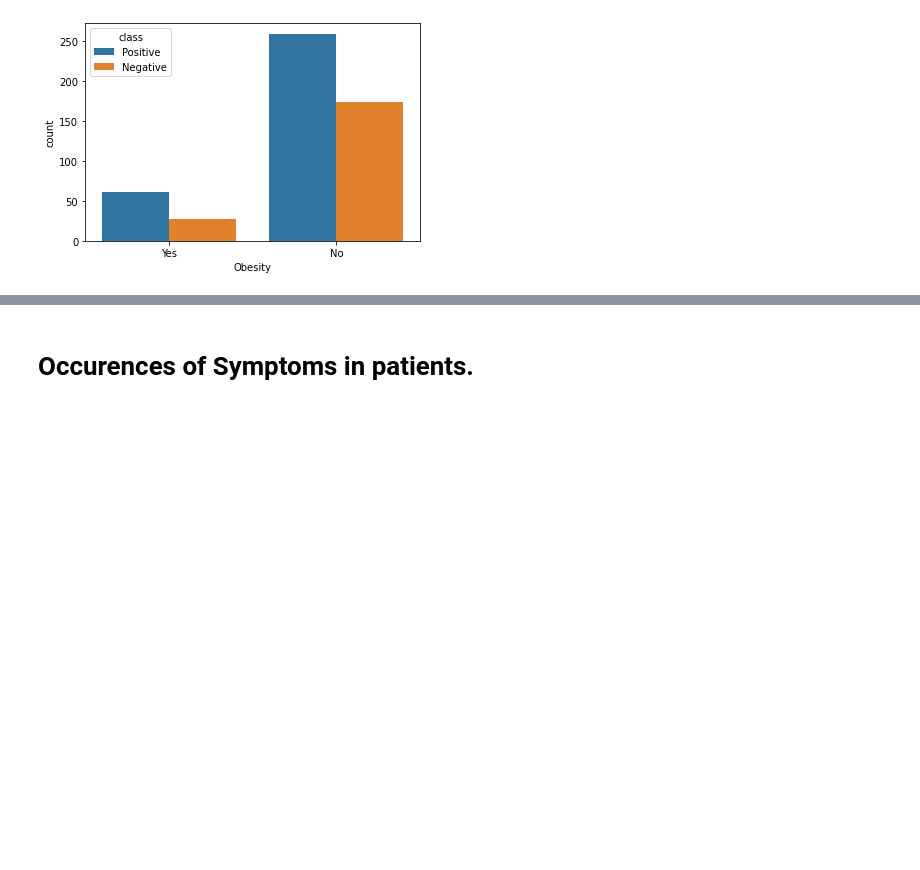
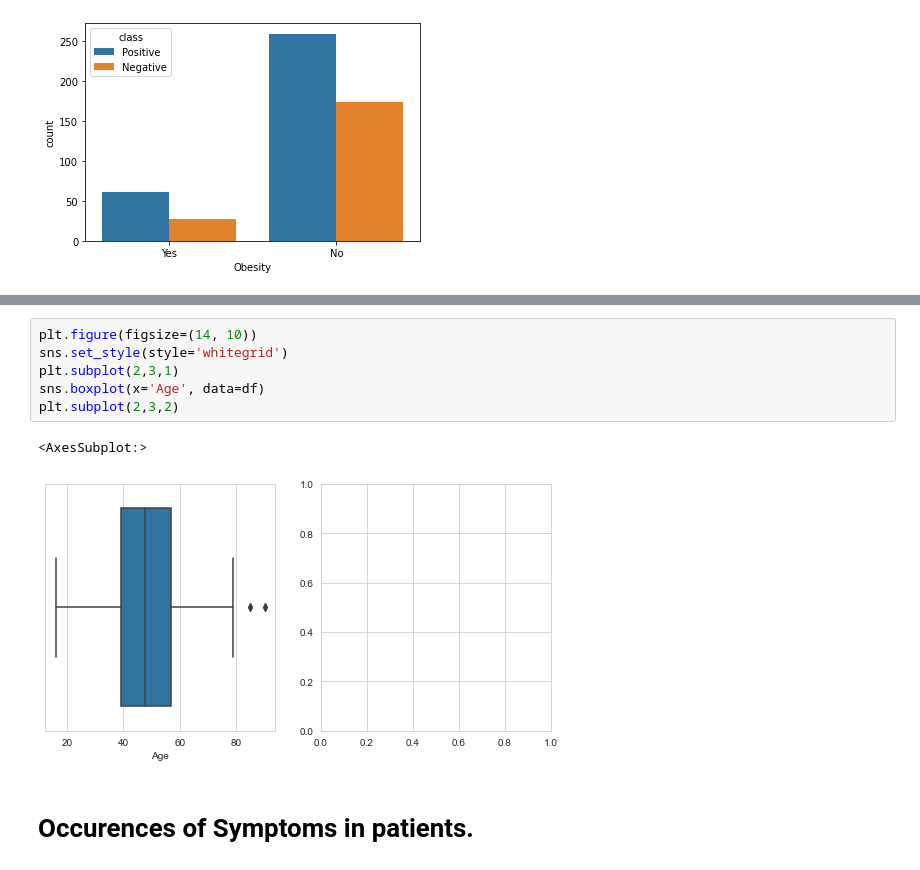
Before and after one commit to Group4Day2019/Diabetes-disease-prediction-uisng-a-web-tool, a Jupyter notebook: Diabetes_disease_prediction.ipynb, the cells around one changed output, grey strips where cells are left out. Drawn from its saved outputs; the diff is of its cells as text; blank space fills up the shorter version.

```diff
--- a/Diabetes_disease_prediction.ipynb
+++ b/Diabetes_disease_prediction.ipynb
@@ -347,3 +364,12 @@ cm = sns.light_palette("red", as_cmap=True)
+# %%
+plt.figure(figsize=(14, 10))
+sns.set_style(style='whitegrid')
+plt.subplot(2,3,1)
+sns.boxplot(x='Age', data=df)
+plt.subplot(2,3,2)
+# %% [output]
+<AxesSubplot:>
+[figure, added]
 # %% [markdown]
 # Occurences of Symptoms in patients.
 # %%
```
Also changed, not shown: parts of 61 cells of this notebook.
